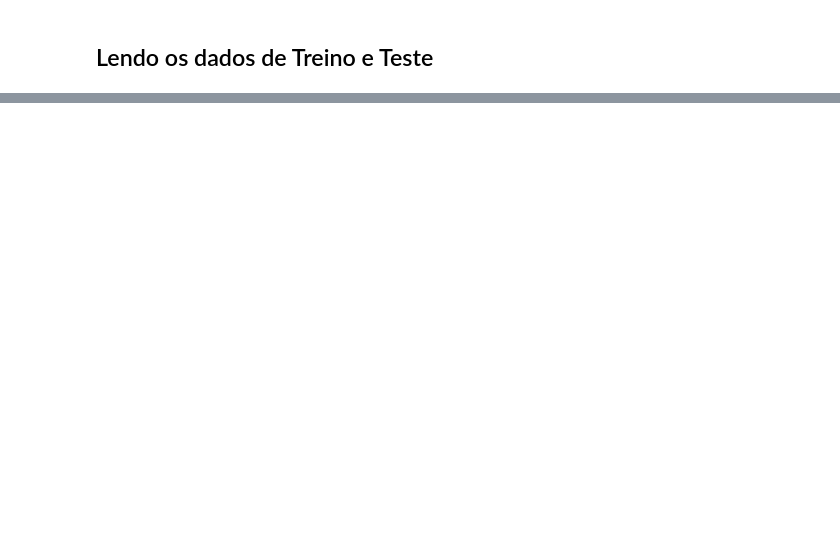
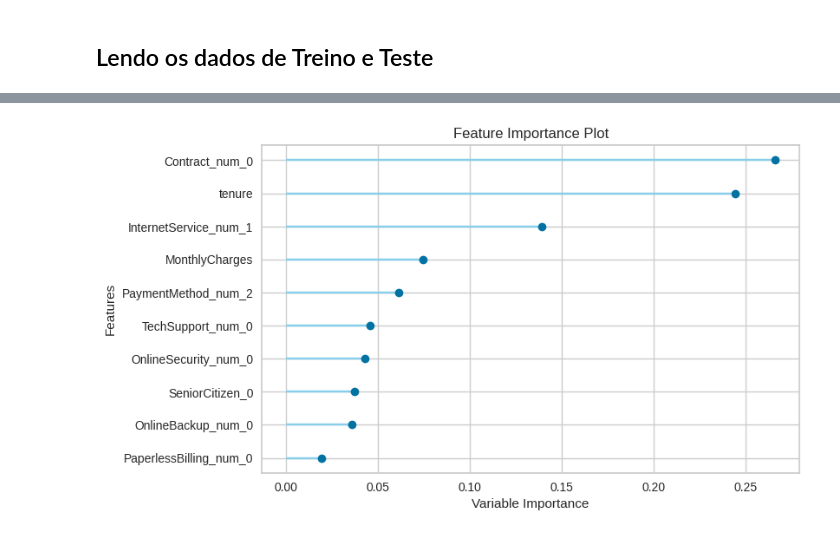
Before and after one commit to rafaelhamer/DSWP, a Jupyter notebook: Labdata_Churn_parte_2.ipynb, the cells around one changed output, grey strips where cells are left out. Cells and saved outputs as stored; diff of their text form; code cells hidden in the pictures; blank space fills up the shorter version.

```diff
--- a/Labdata_Churn_parte_2.ipynb
+++ b/Labdata_Churn_parte_2.ipynb
@@ -168,0 +153,4 @@ submission.head(10)
+# %%
+plot_model(modelo_refinado, plot='feature')
+# %% [output]
+[figure, added]
```
Also changed, not shown: parts of 45 cells of this notebook.
